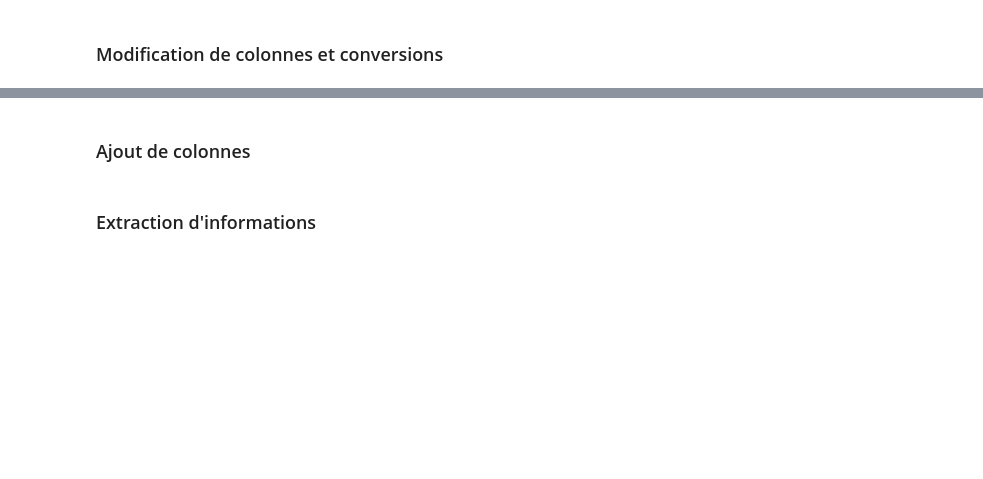
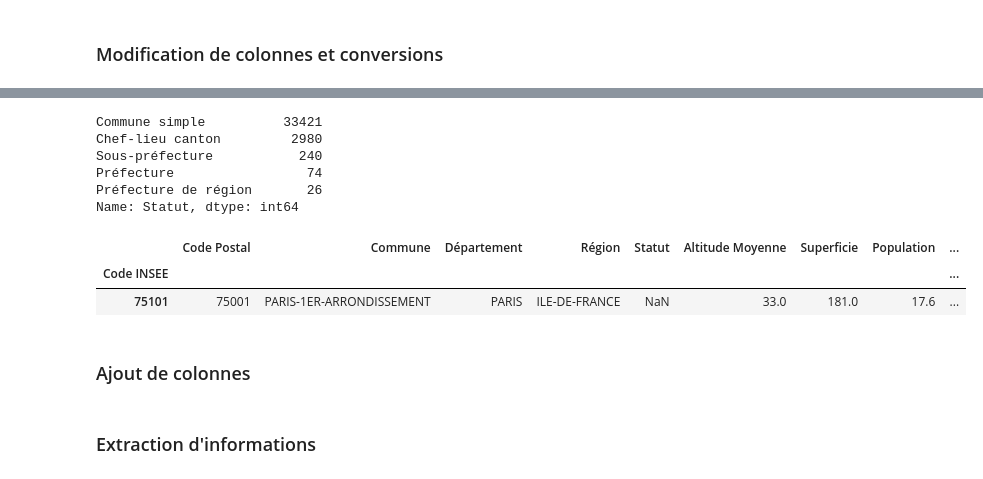
Before and after one commit to fran6w/INFMDI-721, a Jupyter notebook: session2/session2.ipynb, the cells around one changed output, grey strips where cells are left out. Drawn from its saved outputs; the diff is of its cells as text; code cells hidden in the pictures; blank space fills up the shorter version.

```diff
--- a/session2/session2.ipynb
+++ b/session2/session2.ipynb
@@ -1619,0 +1775,12 @@ geo.info()
+# %%
+# chargement des données
+geo = pd.read_csv("correspondance-code-insee-code-postal.csv",
+                   sep=';',
+                   usecols=range(11),
+                   index_col="Code INSEE")
+statuts = ["Commune simple", "Chef-lieu canton", "Sous-préfecture",
+            "Préfecture", "Préfecture de région"]
+
+cat_statut = CategoricalDtype(categories=statuts, ordered=True)
+
+geo["Statut"] = geo["Statut"].astype(cat_statut)
@@ -1620,3 +1807,18 @@ geo.info()
+# %%
+geo['Statut'].value_counts()
+# %% [output]
+Commune simple          33421
+Chef-lieu canton         2980
+Sous-préfecture           240
+Préfecture                 74
+Préfecture de région       26
+Name: Statut, dtype: int64
+# %%
+geo.loc[geo['Code Postal']=='75001']
+# %% [output]
+|  | Code Postal | Commune | Département | Région | Statut | Altitude Moyenne | Superficie | Population | ... |
+| Code INSEE |  |  |  |  |  |  |  |  | ... |
+| 75101 | 75001 | PARIS-1ER-ARRONDISSEMENT | PARIS | ILE-DE-FRANCE | NaN | 33.0 | 181.0 | 17.6 | ... |
 # %% [markdown]
 ### Ajout de colonnes
 # %%
```
Also changed, not shown: parts of 41 cells of this notebook, 1 other file.
